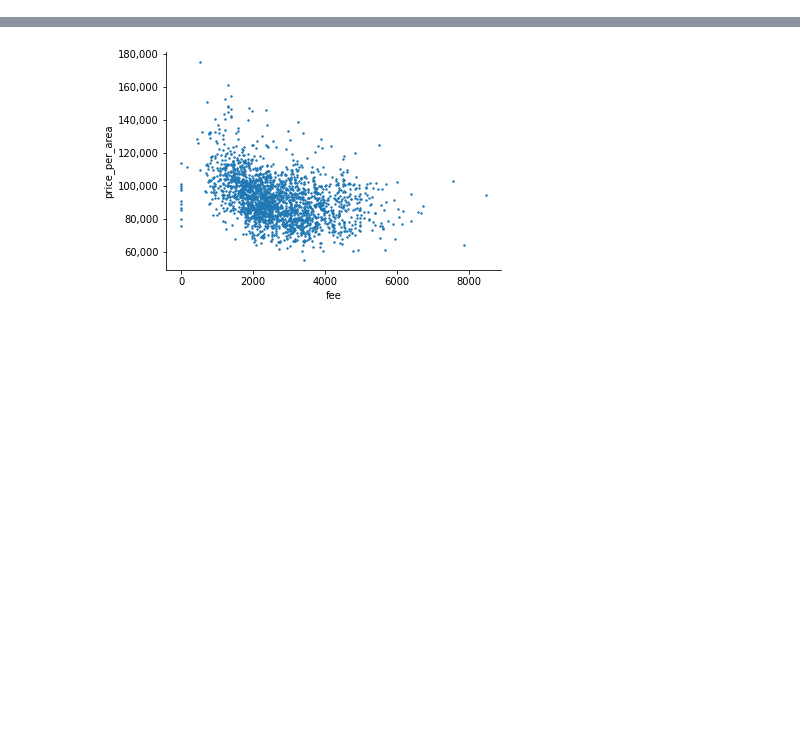
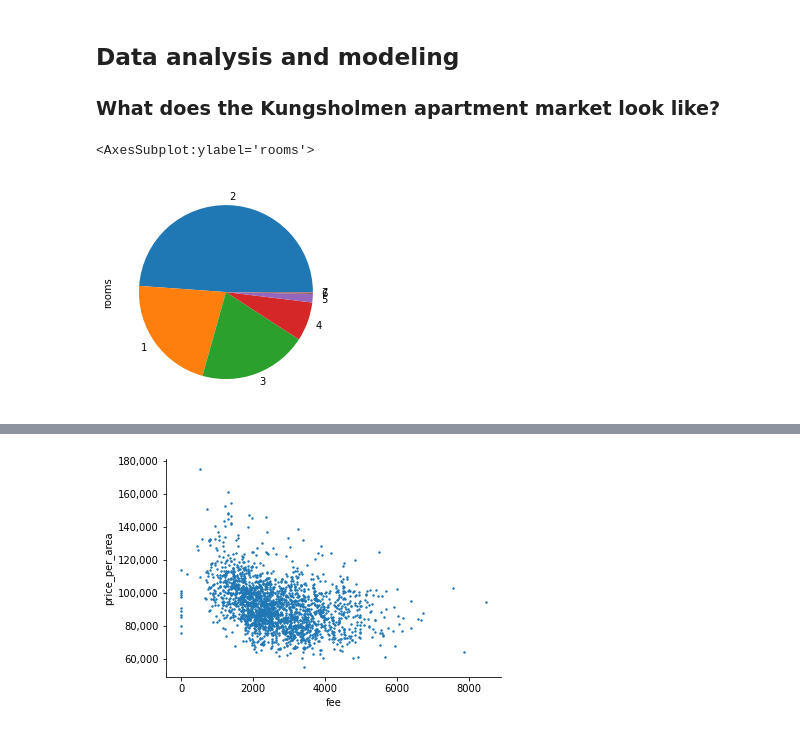
Before and after one commit to sylten/kungsholmen-vs-covid, a Jupyter notebook: kungsholmen-vs-covid.ipynb, the cells around one changed output, grey strips where cells are left out. Drawn from its saved outputs; the diff is of its cells as text; code cells hidden in the pictures; blank space fills up the shorter version.

```diff
--- a/kungsholmen-vs-covid.ipynb
+++ b/kungsholmen-vs-covid.ipynb
@@ -58,0 +166,9 @@ Name: price_per_area, dtype: int64
+# %% [markdown]
+## Data analysis and modeling
+
+### What does the Kungsholmen apartment market look like?
+# %%
+df_with_outliers.rooms.value_counts().sort_values(ascending=False).plot(kind = 'pie')
+# %% [output]
+<AxesSubplot:ylabel='rooms'>
+[figure, added]
```
Also changed, not shown: parts of 47 cells of this notebook, 6 other files.
